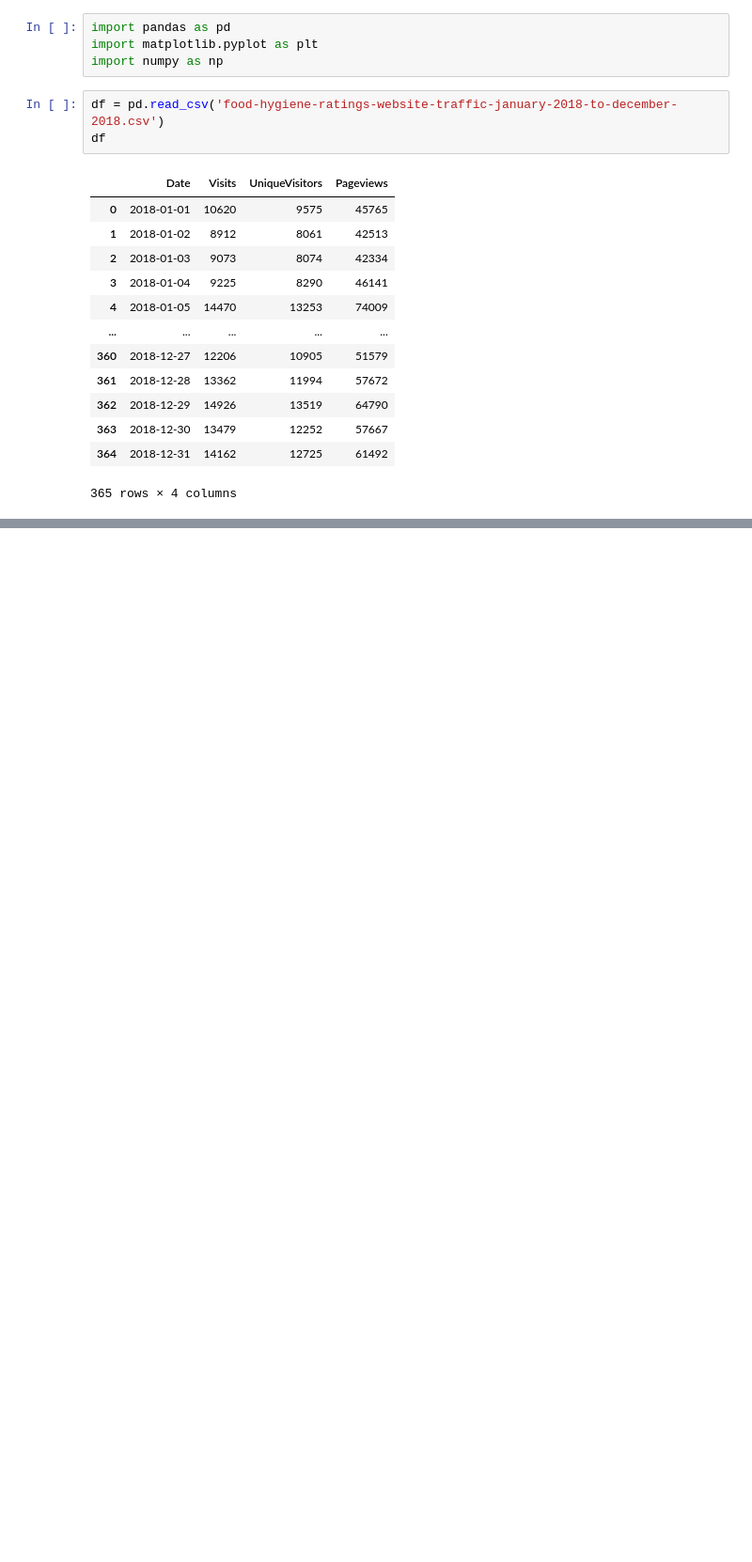
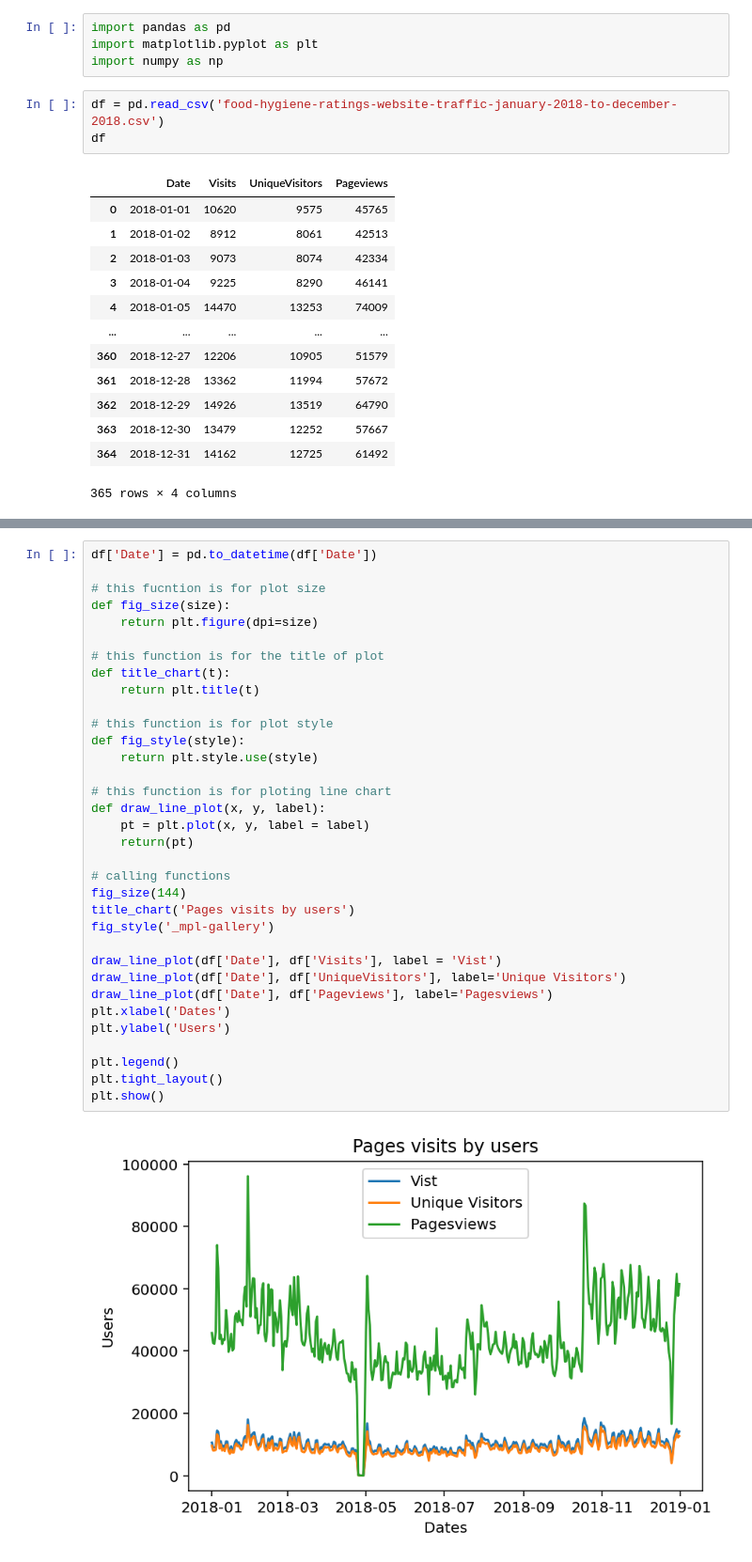
Before and after one commit to RajaOsama08/website-trafic-2018, a Jupyter notebook: data-visualization.ipynb, the cells around one changed output, grey strips where cells are left out. Shown at 94% size. Saved outputs shown, nothing was run; the diff lists cells and outputs as text; blank space fills up the shorter version.

```diff
--- a/data-visualization.ipynb
+++ b/data-visualization.ipynb
@@ -21,0 +37,36 @@ df
+# %%
+df['Date'] = pd.to_datetime(df['Date'])
+
+# this fucntion is for plot size
+def fig_size(size):
+    return plt.figure(dpi=size)
+
+# this function is for the title of plot
+def title_chart(t):
+    return plt.title(t)
+
+# this function is for plot style
+def fig_style(style):
+    return plt.style.use(style)
+
+# this function is for ploting line chart
+def draw_line_plot(x, y, label):
+    pt = plt.plot(x, y, label = label)
+    return(pt)
+
+# calling functions
+fig_size(144)
+title_chart('Pages visits by users')
+fig_style('_mpl-gallery')
+
+draw_line_plot(df['Date'], df['Visits'], label = 'Vist')
+draw_line_plot(df['Date'], df['UniqueVisitors'], label='Unique Visitors')
+draw_line_plot(df['Date'], df['Pageviews'], label='Pagesviews')
+plt.xlabel('Dates')
+plt.ylabel('Users')
+
+plt.legend()
+plt.tight_layout()
+plt.show()
+# %% [output]
+[figure, added]
```
Also changed, not shown: parts of 6 cells of this notebook, 4 other files.
